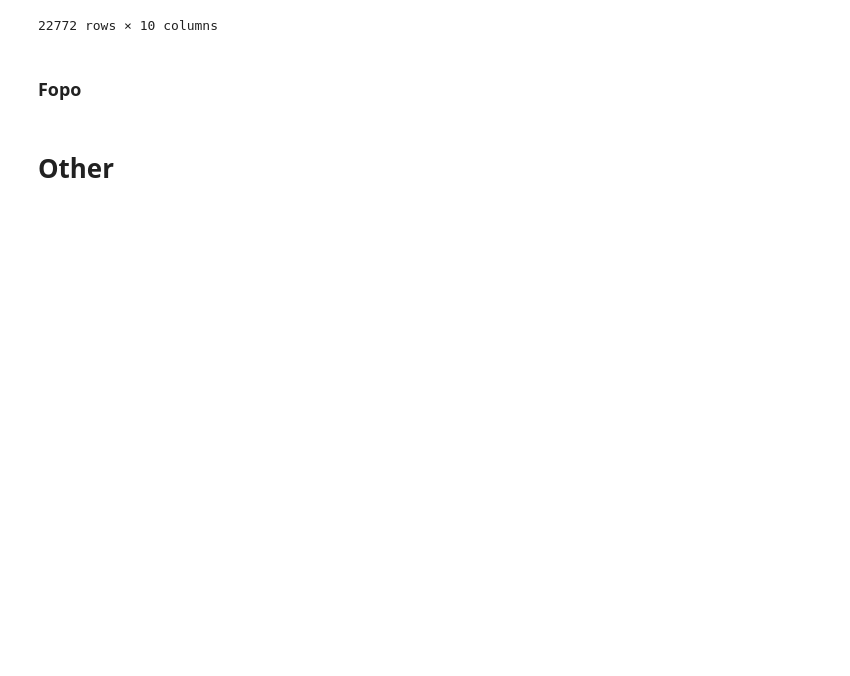
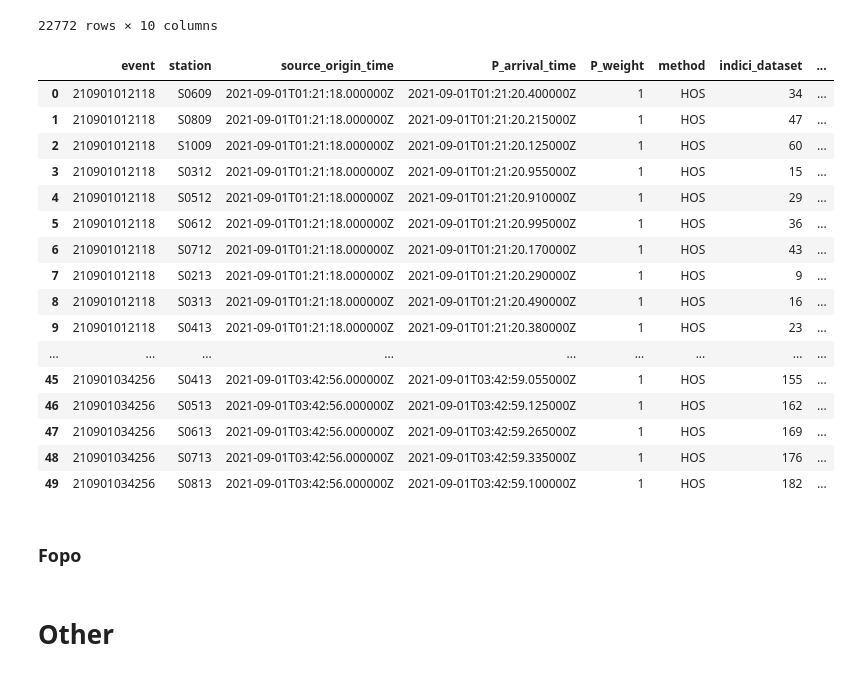
Before and after one commit to Nemenick/primoprogetto, a Jupyter notebook: Codici/_Test.ipynb, the cells around one changed output. Saved outputs shown, nothing was run; the diff lists cells and outputs as text; code cells hidden in the pictures; blank space fills up the shorter version.

```diff
--- a/Codici/_Test.ipynb
+++ b/Codici/_Test.ipynb
@@ -697,7 +700,7 @@ for ev in event_uniq:
         #             indi_comuni_eqcore.append(it)
 
         for it in tmp_2.index:
-                    indi_comuni_eqcore.append(it)
+                    z.append(it)
 # %%
 #times_chose_hos = pd.concat([times_hos.iloc[indi_comuni_HOS][["trace_name","stat: S_4 type_filter: bandpass filter freq: [1, 30] window_width: 300 tresh:_ons_th=0.1"]],times_hos.iloc[indi_solo_hos][["trace_name","stat: S_4 type_filter: bandpass filter freq: [1, 30] window_width: 300 tresh:_ons_th=0.1"]]],axis=0)
 times_chose_eq  = pd.concat([times_hos.iloc[indi_solo_eqcore][["trace_name","trace_P_arrival_sample"]],times_hos.iloc[indi_comuni_eqcore][["trace_name","trace_P_arrival_sample"]]],axis=0)
@@ -763,22 +766,26 @@ spi = []    # list of s picks
 swe = []    # list of s weigth
 traccestazbrutte=[]
 for trace in times_chosed["trace_name"]:
-    a = trace.split(".")
-    if a[1] in spick.keys():
-        pick = spick[a[1]][event_all[event_all["ID"]==int(a[0])].index[0]]
-        if pick != 'NaT':
-            spi.append(UTCDateTime(pick))
-            swe.append(int(float(sweig[a[1]][event_all[event_all["ID"]==int(a[0])].index[0]])))
-            swe[-1] = f"IS {swe[-1]}"
+    if trace != " ":
+        a = trace.split(".")
+        if a[1] in spick.keys():
+            pick = spick[a[1]][event_all[event_all["ID"]==int(a[0])].index[0]]
+            if pick != 'NaT':
+                spi.append(UTCDateTime(pick))
+                swe.append(int(float(sweig[a[1]][event_all[event_all["ID"]==int(a[0])].index[0]])))
+                swe[-1] = f"IS {swe[-1]}"
+
+            else:
+                spi.append("NaT")
+                swe.append(sweig[a[1]][event_all[event_all["ID"]==int(a[0])].index[0]])
 
         else:
             spi.append("NaT")
-            swe.append(sweig[a[1]][event_all[event_all["ID"]==int(a[0])].index[0]])
-
+            swe.append("nan")
+            traccestazbrutte.append(trace)
     else:
-        spi.append("NaT")
-        swe.append("nan")
-        traccestazbrutte.append(trace)
+        spi.append(" ")
+        swe.append(" ")
 
 times_chosed["S_arrival_time"] = spi
 times_chosed["S_weight"] = swe
@@ -861,6 +868,26 @@ for idat in times_chosed.index:
     else:
         source_tims.append(" ")
 times_chosed["source_origin_time"] = source_tims
+# %%
+times_chosed[0:50]
+# %% [output]
+|  | event | station | source_origin_time | P_arrival_time | P_weight | method | indici_dataset | ... |
+| 0 | 210901012118 | S0609 | 2021-09-01T01:21:18.000000Z | 2021-09-01T01:21:20.400000Z | 1 | HOS | 34 | ... |
+| 1 | 210901012118 | S0809 | 2021-09-01T01:21:18.000000Z | 2021-09-01T01:21:20.215000Z | 1 | HOS | 47 | ... |
+| 2 | 210901012118 | S1009 | 2021-09-01T01:21:18.000000Z | 2021-09-01T01:21:20.125000Z | 1 | HOS | 60 | ... |
+| 3 | 210901012118 | S0312 | 2021-09-01T01:21:18.000000Z | 2021-09-01T01:21:20.955000Z | 1 | HOS | 15 | ... |
+| 4 | 210901012118 | S0512 | 2021-09-01T01:21:18.000000Z | 2021-09-01T01:21:20.910000Z | 1 | HOS | 29 | ... |
+| 5 | 210901012118 | S0612 | 2021-09-01T01:21:18.000000Z | 2021-09-01T01:21:20.995000Z | 1 | HOS | 36 | ... |
+| 6 | 210901012118 | S0712 | 2021-09-01T01:21:18.000000Z | 2021-09-01T01:21:20.170000Z | 1 | HOS | 43 | ... |
+| 7 | 210901012118 | S0213 | 2021-09-01T01:21:18.000000Z | 2021-09-01T01:21:20.290000Z | 1 | HOS | 9 | ... |
+| 8 | 210901012118 | S0313 | 2021-09-01T01:21:18.000000Z | 2021-09-01T01:21:20.490000Z | 1 | HOS | 16 | ... |
+| 9 | 210901012118 | S0413 | 2021-09-01T01:21:18.000000Z | 2021-09-01T01:21:20.380000Z | 1 | HOS | 23 | ... |
+| ... | ... | ... | ... | ... | ... | ... | ... | ... |
+| 45 | 210901034256 | S0413 | 2021-09-01T03:42:56.000000Z | 2021-09-01T03:42:59.055000Z | 1 | HOS | 155 | ... |
+| 46 | 210901034256 | S0513 | 2021-09-01T03:42:56.000000Z | 2021-09-01T03:42:59.125000Z | 1 | HOS | 162 | ... |
+| 47 | 210901034256 | S0613 | 2021-09-01T03:42:56.000000Z | 2021-09-01T03:42:59.265000Z | 1 | HOS | 169 | ... |
+| 48 | 210901034256 | S0713 | 2021-09-01T03:42:56.000000Z | 2021-09-01T03:42:59.335000Z | 1 | HOS | 176 | ... |
+| 49 | 210901034256 | S0813 | 2021-09-01T03:42:56.000000Z | 2021-09-01T03:42:59.100000Z | 1 | HOS | 182 | ... |
 # %% [markdown]
 ### Fopo
 # %%
```
Also changed, not shown: parts of 4 cells of this notebook.
